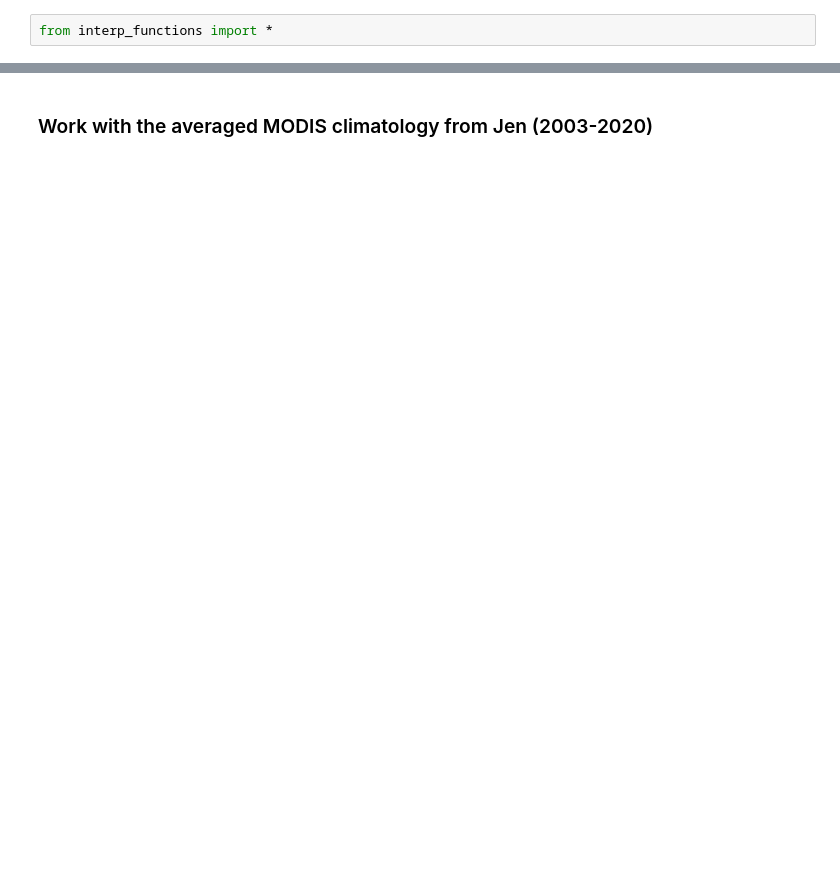
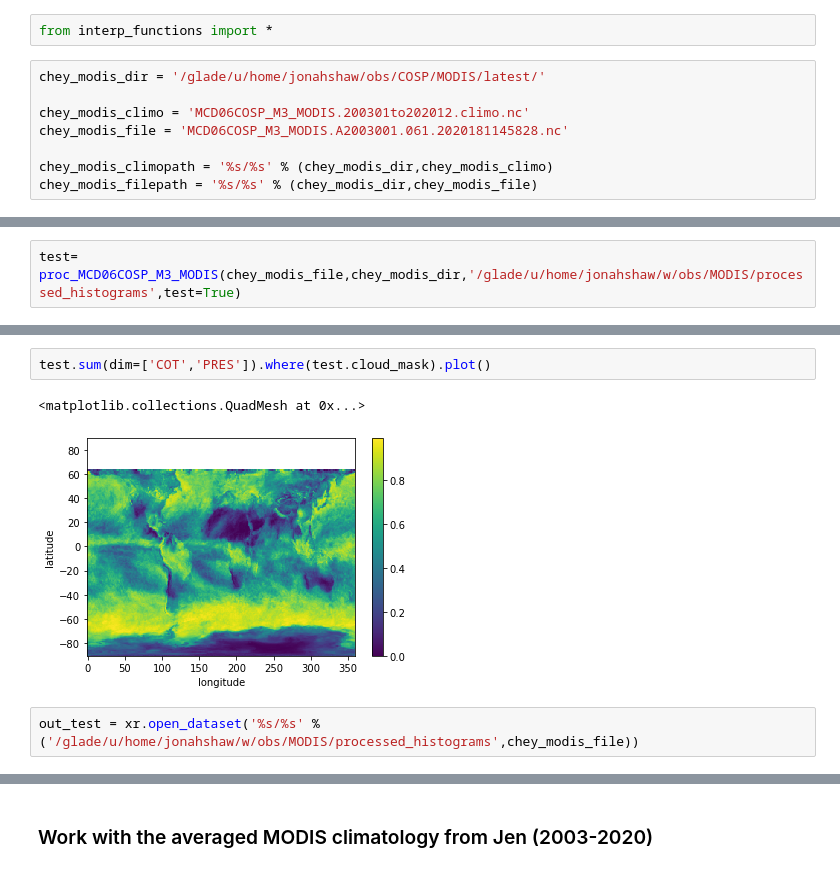
Before and after one commit to jshaw35/CESM2_analysis, a Jupyter notebook: CESM2_COSP/modis_proc_new.ipynb, the cells around one changed output, grey strips where cells are left out. Cells and saved outputs as stored; diff of their text form; blank space fills up the shorter version.

Commit message:
working on processing MODIS observations, still need to figure out concatenation by time coordinate

```diff
--- a/CESM2_COSP/modis_proc_new.ipynb
+++ b/CESM2_COSP/modis_proc_new.ipynb
@@ -37,2 +45,10 @@ The autoreload extension is already loaded. To reload it, use:
 # %%
 from interp_functions import *
+# %%
+chey_modis_dir = '/glade/u/home/jonahshaw/obs/COSP/MODIS/latest/'
+
+chey_modis_climo = 'MCD06COSP_M3_MODIS.200301to202012.climo.nc'
+chey_modis_file = 'MCD06COSP_M3_MODIS.A2003001.061.2020181145828.nc'
+
+chey_modis_climopath = '%s/%s' % (chey_modis_dir,chey_modis_climo)
+chey_modis_filepath = '%s/%s' % (chey_modis_dir,chey_modis_file)
@@ -38,0 +193,2 @@ from interp_functions import *
+# %%
+test= proc_MCD06COSP_M3_MODIS(chey_modis_file,chey_modis_dir,'/glade/u/home/jonahshaw/w/obs/MODIS/processed_histograms',test=True)
@@ -38,0 +301,7 @@ from interp_functions import *
+# %%
+test.sum(dim=['COT','PRES']).where(test.cloud_mask).plot()
+# %% [output]
+<matplotlib.collections.QuadMesh at 0x...>
+[figure, added]
+# %%
+out_test = xr.open_dataset('%s/%s' % ('/glade/u/home/jonahshaw/w/obs/MODIS/processed_histograms',chey_modis_file))
```
Also changed, not shown: parts of 55 cells of this notebook, 1 other file.
